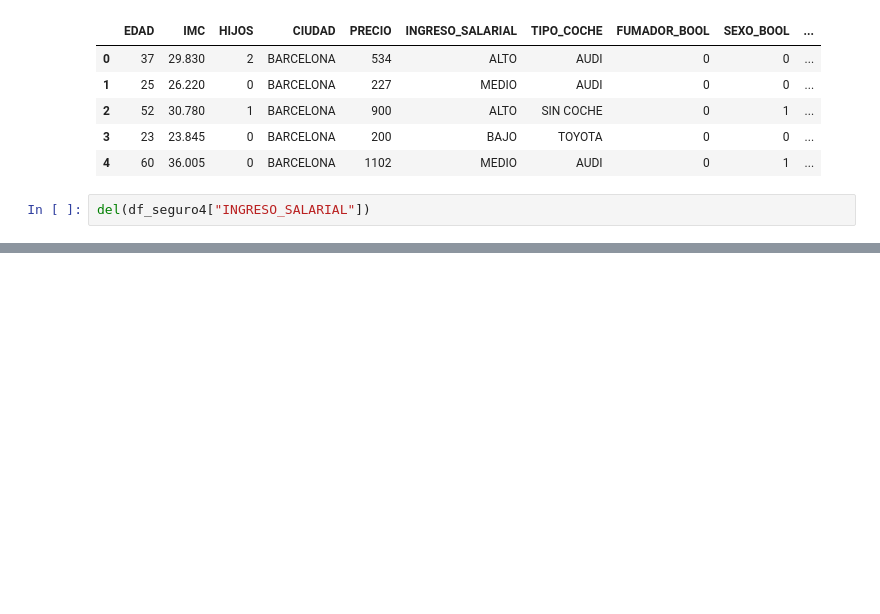
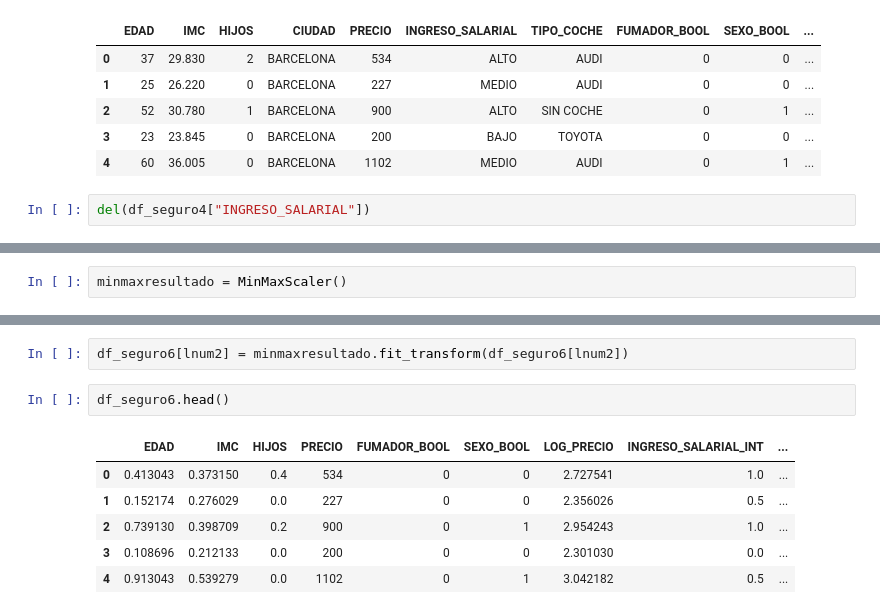
Before and after one commit to rulogar1234/nuclio-1, a Jupyter notebook: Clase2_Preprocesamiento_en_clase.ipynb, the cells around one changed output, grey strips where cells are left out. Saved outputs shown, nothing was run; the diff lists cells and outputs as text; blank space fills up the shorter version.

```diff
--- a/Clase2_Preprocesamiento_en_clase.ipynb
+++ b/Clase2_Preprocesamiento_en_clase.ipynb
@@ -418,0 +479,2 @@ del(df_seguro4["INGRESO_SALARIAL"])
+# %%
+minmaxresultado = MinMaxScaler()
@@ -418,0 +499,11 @@ del(df_seguro4["INGRESO_SALARIAL"])
+# %%
+df_seguro6[lnum2] = minmaxresultado.fit_transform(df_seguro6[lnum2])
+# %%
+df_seguro6.head()
+# %% [output]
+|  | EDAD | IMC | HIJOS | PRECIO | FUMADOR_BOOL | SEXO_BOOL | LOG_PRECIO | INGRESO_SALARIAL_INT | ... |
+| 0 | 0.413043 | 0.373150 | 0.4 | 534 | 0 | 0 | 2.727541 | 1.0 | ... |
+| 1 | 0.152174 | 0.276029 | 0.0 | 227 | 0 | 0 | 2.356026 | 0.5 | ... |
+| 2 | 0.739130 | 0.398709 | 0.2 | 900 | 0 | 1 | 2.954243 | 1.0 | ... |
+| 3 | 0.108696 | 0.212133 | 0.0 | 200 | 0 | 0 | 2.301030 | 0.0 | ... |
+| 4 | 0.913043 | 0.539279 | 0.0 | 1102 | 0 | 1 | 3.042182 | 0.5 | ... |
```
Also changed, not shown: parts of 13 cells of this notebook.
